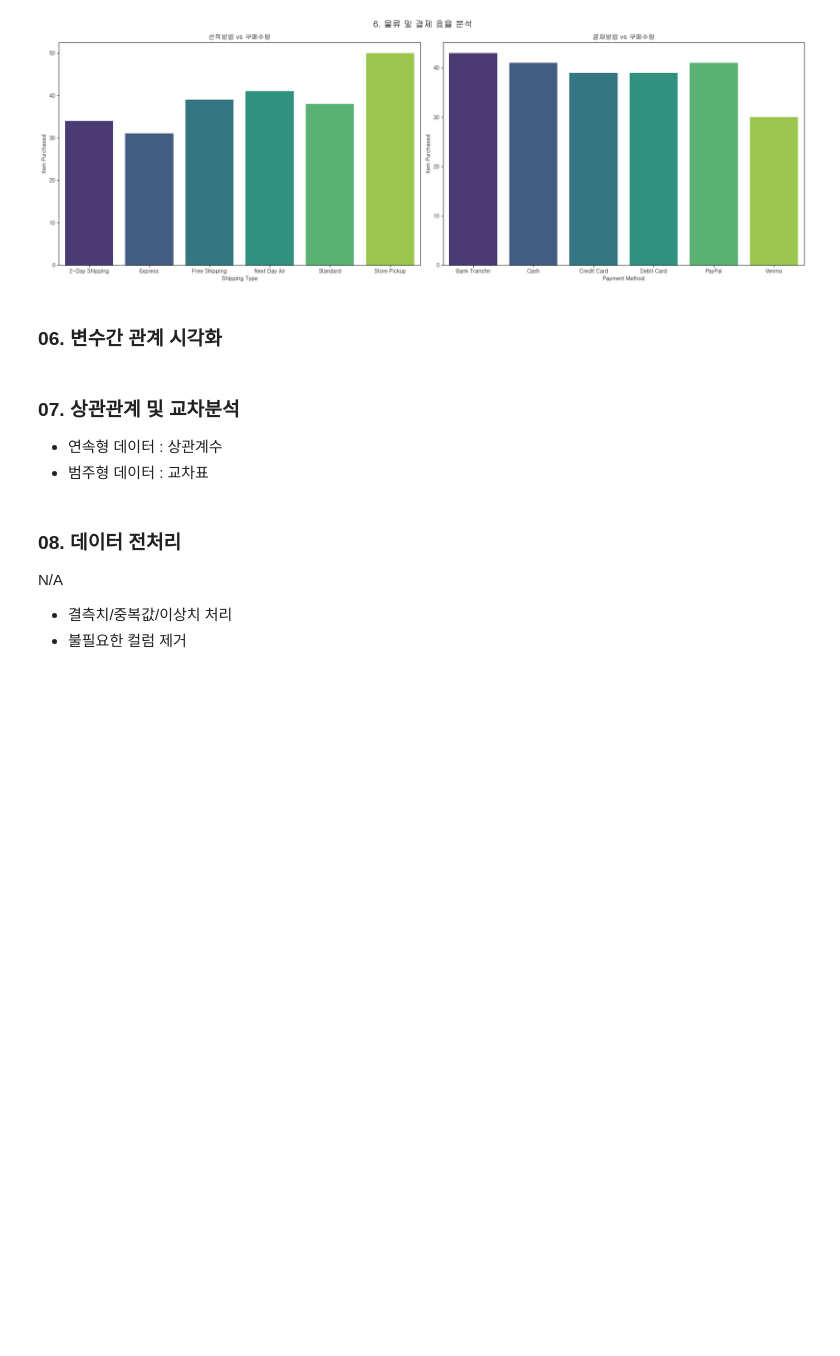
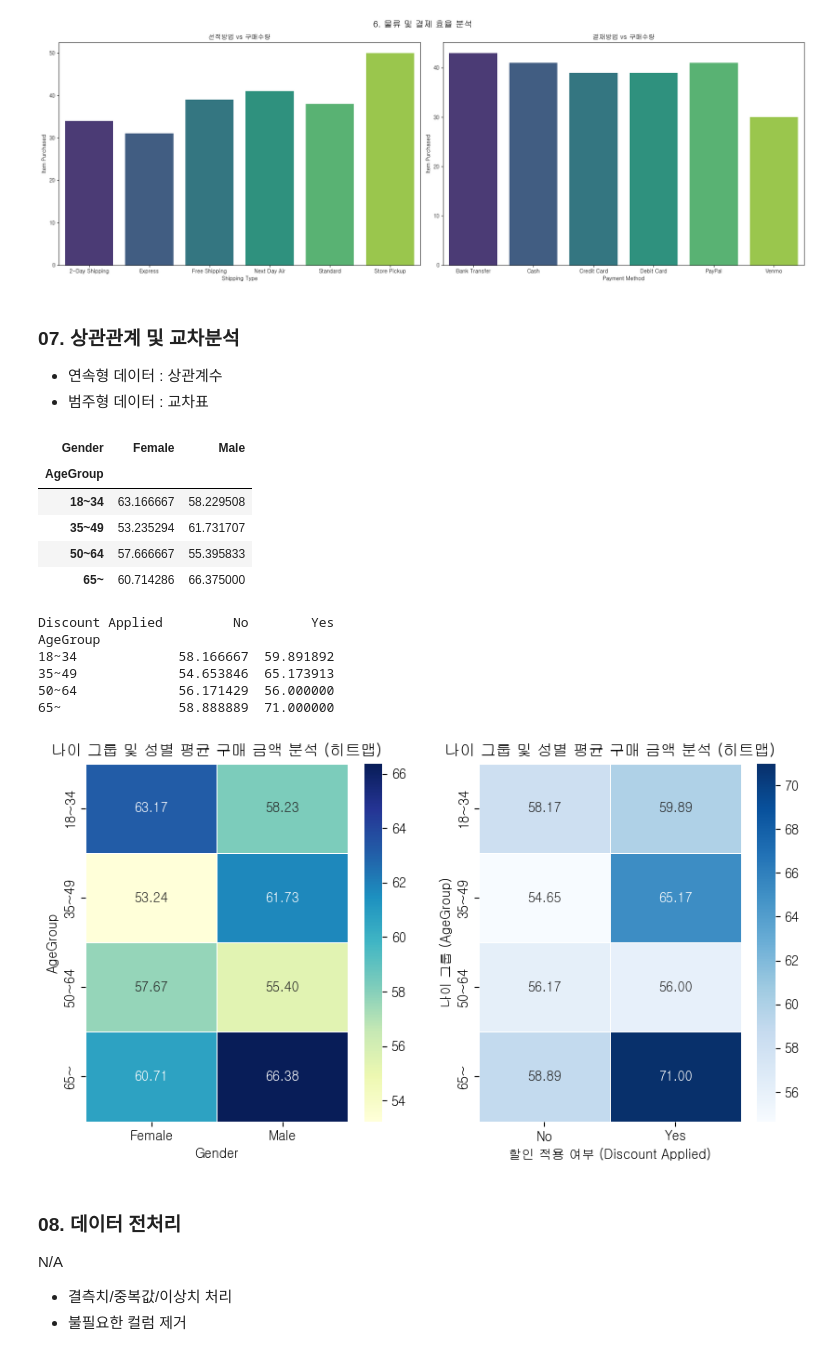
Before and after one commit to jr-2-team/shopping-data-analysis, a Jupyter notebook: presentation/LNK_PRE.ipynb, the cells around one changed output. Saved outputs shown, nothing was run; the diff lists cells and outputs as text; code cells hidden in the pictures; blank space fills up the shorter version.

```diff
--- a/presentation/LNK_PRE.ipynb
+++ b/presentation/LNK_PRE.ipynb
@@ -142,6 +196,12 @@ plt.show()
     6. 서부지역 물류 및 결제 효율 분석
 # %%
 # 지역별 판매 현황
+
+max_age = shopping_df['Age'].max()
+shopping_df['AgeGroup'] = pd.cut(shopping_df['Age'],
+       bins = [18, 35, 50, 65, max_age],
+       labels=['18~34', '35~49', '50~64', '65~'],
+       right=False)
 
 fig, ax = plt.subplots(1, 2, figsize=(20, 7))
 
@@ -243,9 +303,6 @@ ax[1].set_title('평균 매출 지역별 상위 3개 지역(주별 모집단 : 6
 ax[2].set_title('평균 매출 지역별 하위 3개 지역(주별 모집단 : 65명)')
 
 plt.show()
-
-
-plt.show()
 # %% [output]
 [figure]
 [figure]
@@ -530,12 +587,75 @@ plt.tight_layout()
 plt.show()
 # %% [output]
 [figure]
-# %% [markdown]
-### 06. 변수간 관계 시각화
 # %% [markdown]
 ### 07. 상관관계 및 교차분석
 - 연속형 데이터 : 상관계수
 - 범주형 데이터 : 교차표
+# %%
+pivot_agegroup_gender = low_3sales_df.pivot_table(
+    index='AgeGroup',
+    columns='Gender',
+    values='Purchase Amount (USD)',
+    aggfunc='mean'
+)
+
+display(pivot_agegroup_gender)
+
+pivot_discount_age = low_3sales_df.pivot_table(
+    index='AgeGroup',          # 행(Row) 기준: 나이 그룹
+    columns='Discount Applied',# 열(Column) 기준: 할인 적용 여부
+    values='Purchase Amount (USD)',
+    aggfunc='mean'
+)
+
+print(pivot_discount_age)
+
+## 히트맵 ------------------------------------------------------------
+
+
+
+fig, ax = plt.subplots(1, 2, figsize=(10, 5))
+
+sns.heatmap(pivot_agegroup_gender,
+            annot=True,         # 셀 안에 값(평균 구매액) 표시
+            fmt='.2f',          # 소수점 둘째 자리까지 표시
+            cmap='YlGnBu',      # 색상 테마
+            linewidths=.5,      # 셀 경계선
+            cbar=True,          # 컬러바 표시
+            ax=ax[0])
+
+ax[0].set_title('나이 그룹 및 성별 평균 구매 금액 분석 (히트맵)')
+
+
+sns.heatmap(pivot_discount_age,
+            annot=True,         # 셀 안에 값(평균 구매액) 표시
+            fmt='.2f',          # 소수점 둘째 자리까지 표시
+            cmap='Blues',       # 색상 테마
+            linewidths=.5,      # 셀 경계선
+            cbar=True,           # 컬러바 표시
+            ax=ax[1]
+)
+
+plt.title('나이 그룹 및 할인 여부별 평균 구매 금액 분석 (히트맵)', fontsize=14)
+plt.ylabel('나이 그룹 (AgeGroup)')
+plt.xlabel('할인 적용 여부 (Discount Applied)')
+ax[1].set_title('나이 그룹 및 성별 평균 구매 금액 분석 (히트맵)')
+
+plt.show()
+# %% [output]
+| Gender | Female | Male |
+| AgeGroup |  |  |
+| 18~34 | 63.166667 | 58.229508 |
+| 35~49 | 53.235294 | 61.731707 |
+| 50~64 | 57.666667 | 55.395833 |
+| 65~ | 60.714286 | 66.375000 |
+Discount Applied         No        Yes
+AgeGroup
+18~34             58.166667  59.891892
+35~49             54.653846  65.173913
+50~64             56.171429  56.000000
+65~               58.888889  71.000000
+[figure, added]
 # %% [markdown]
 ### 08. 데이터 전처리
 
```
Also changed, not shown: parts of 5 cells of this notebook, 1 other file.
